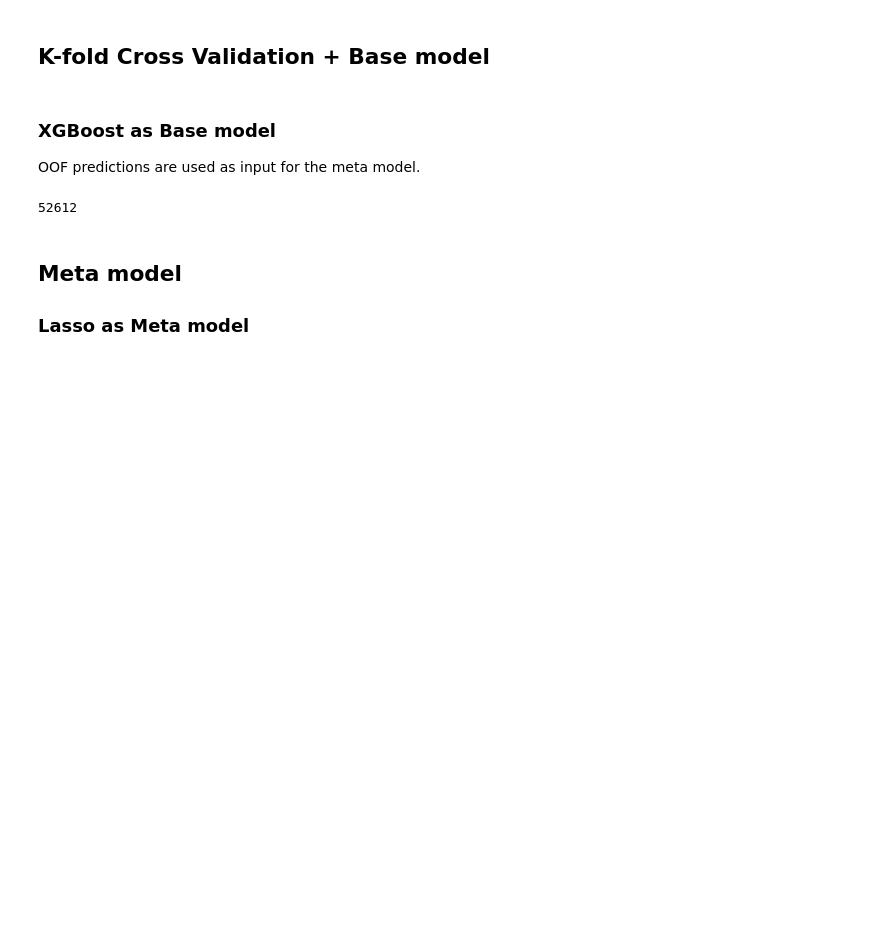
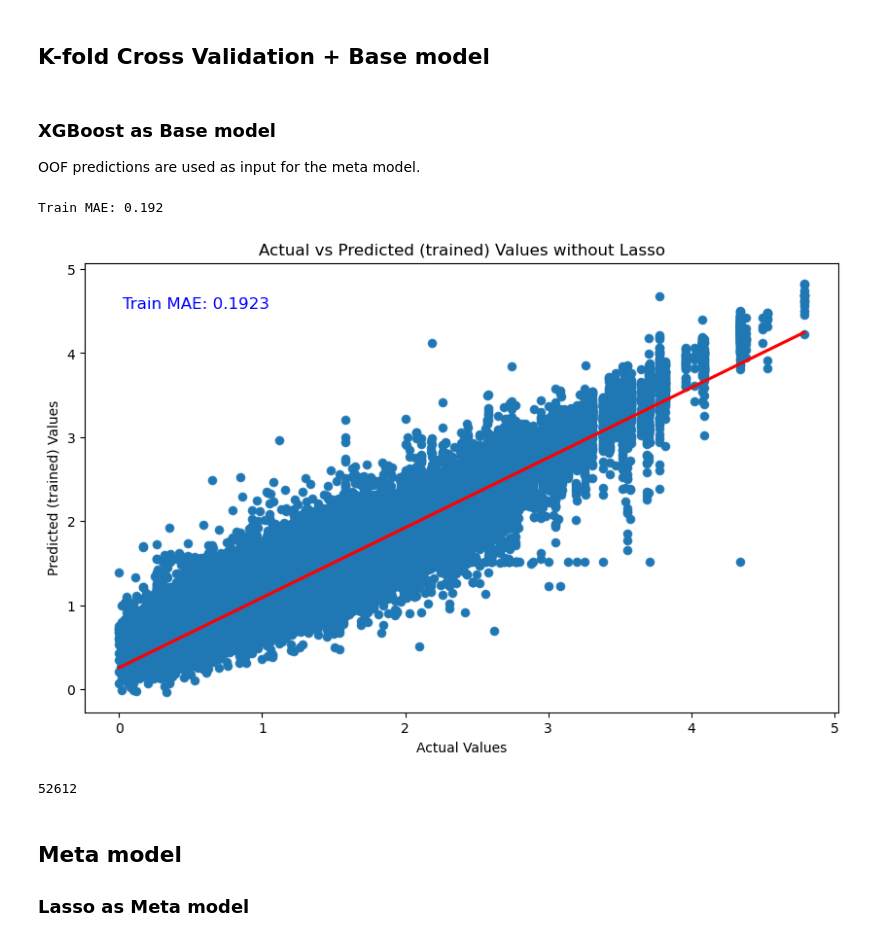
Before and after one commit to Benz-Poobua/ESS-469-Project, a Jupyter notebook: ESS 469 Project Draft .ipynb, the cells around one changed output. Saved outputs shown, nothing was run; the diff lists cells and outputs as text; code cells hidden in the pictures; blank space fills up the shorter version.

```diff
--- a/ESS 469 Project Draft .ipynb
+++ b/ESS 469 Project Draft .ipynb
@@ -166,6 +166,24 @@ for train_ix, test_ix in kfold.split(X_train):
     model_xgb.fit(train_X, train_y)
     yhat = model_xgb.predict(test_X)
     xgb_yhat.extend(yhat)
+# %%
+train_MAE = mean_absolute_error(y_train, model_xgb.predict(X_train))
+print('Train MAE: %.3f' % train_MAE)
+# %% [output]
+Train MAE: 0.192
+# %%
+# Scatter plot of actual vs predicted (trained) values
+y_train_array = y_train.values.flatten() if isinstance(y_test, pd.DataFrame) else y_train.flatten()
+plt.figure(figsize=(10, 6))
+sns.scatterplot(x=y_train_array, y=model_xgb.predict(X_train))
+sns.regplot(x=y_train_array, y=model_xgb.predict(X_train), line_kws={'color': 'red'})
+plt.title('Actual vs Predicted (trained) Values without Lasso')
+plt.xlabel('Actual Values')
+plt.ylabel('Predicted (trained) Values')
+plt.annotate(f'Train MAE: {train_MAE:.4f}', xy=(0.05, 0.9), xycoords='axes fraction', fontsize=12, color='blue')
+plt.show()
+# %% [output]
+[figure, added]
 # %%
 len(xgb_yhat)
 # %% [output]
```
Also changed, not shown: parts of 3 cells of this notebook.
